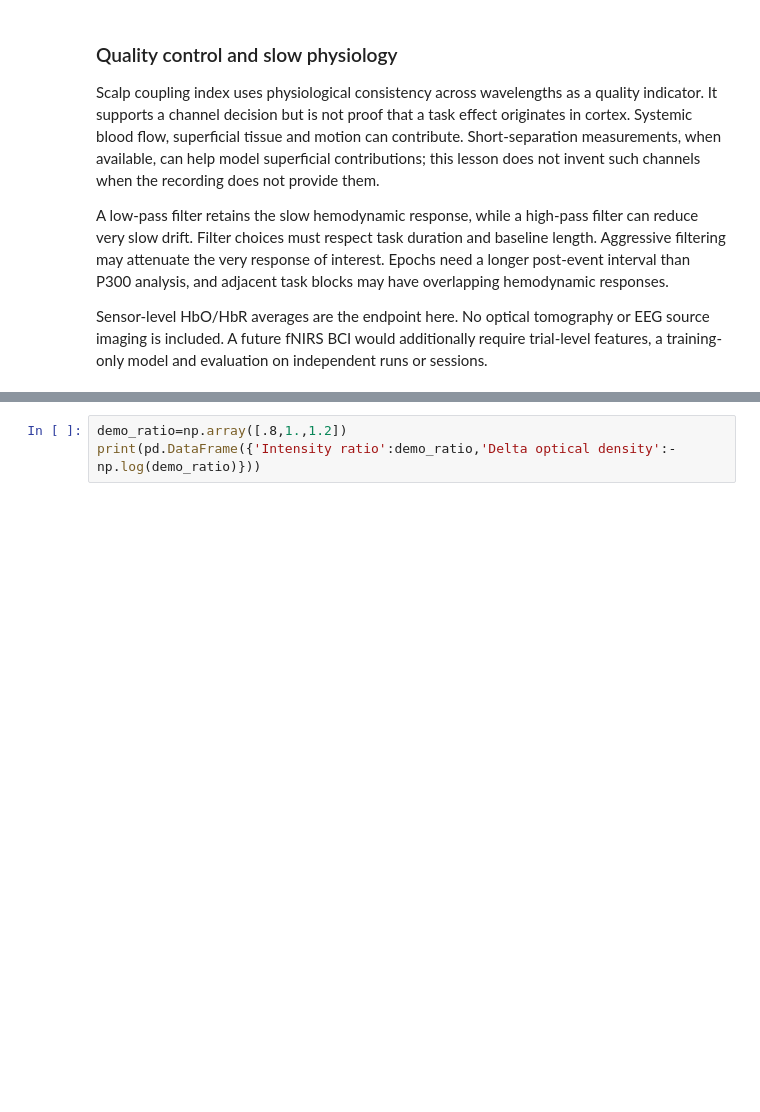
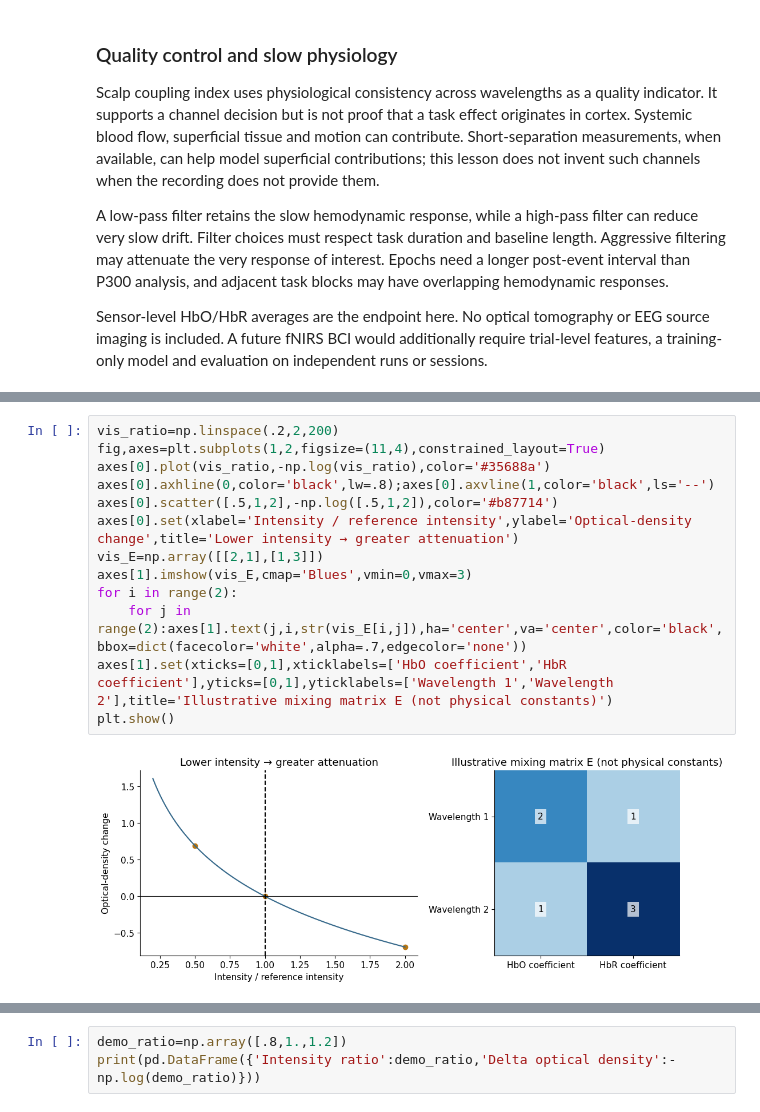
Before and after one commit to berdakh/ROBT613-BCI-Workshop, a Jupyter notebook: notebooks/12_fnirs_motor_paradigm.ipynb, the cells around one changed output, grey strips where cells are left out. Cells and saved outputs as stored; diff of their text form; blank space fills up the shorter version.

```diff
--- a/notebooks/12_fnirs_motor_paradigm.ipynb
+++ b/notebooks/12_fnirs_motor_paradigm.ipynb
@@ -98,0 +151,15 @@ Convert three intensity ratios to optical density and predict the sign.
+# %%
+vis_ratio=np.linspace(.2,2,200)
+fig,axes=plt.subplots(1,2,figsize=(11,4),constrained_layout=True)
+axes[0].plot(vis_ratio,-np.log(vis_ratio),color='#35688a')
+axes[0].axhline(0,color='black',lw=.8);axes[0].axvline(1,color='black',ls='--')
+axes[0].scatter([.5,1,2],-np.log([.5,1,2]),color='#b87714')
+axes[0].set(xlabel='Intensity / reference intensity',ylabel='Optical-density change',title='Lower intensity → greater attenuation')
+vis_E=np.array([[2,1],[1,3]])
+axes[1].imshow(vis_E,cmap='Blues',vmin=0,vmax=3)
+for i in range(2):
+    for j in range(2):axes[1].text(j,i,str(vis_E[i,j]),ha='center',va='center',color='black',bbox=dict(facecolor='white',alpha=.7,edgecolor='none'))
+axes[1].set(xticks=[0,1],xticklabels=['HbO coefficient','HbR coefficient'],yticks=[0,1],yticklabels=['Wavelength 1','Wavelength 2'],title='Illustrative mixing matrix E (not physical constants)')
+plt.show()
+# %% [output]
+[figure, added]
```
Also changed, not shown: parts of 81 cells of this notebook, 15 other files.
